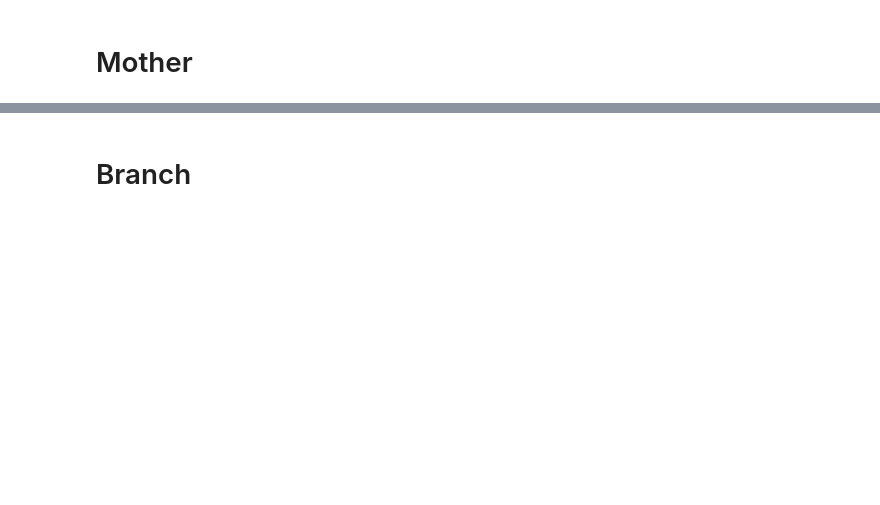
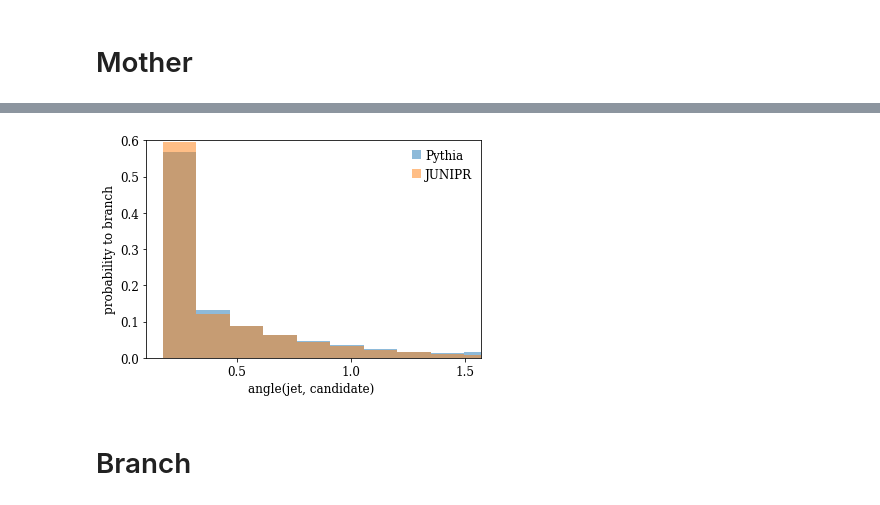
Before and after one commit to andersjohanandreassen/JUNIPR, a Jupyter notebook: validate_model.ipynb, the cells around one changed output, grey strips where cells are left out. Cells and saved outputs as stored; diff of their text form; code cells hidden in the pictures; blank space fills up the shorter version.

```diff
--- a/validate_model.ipynb
+++ b/validate_model.ipynb
@@ -75,3 +64,16 @@ plt.show()
+# %%
+m_settings = {'alpha':0.5, 'width':(r_jet-r_sub)/10}
+t = None
+plt.bar(*p_mother_vs_angle(Pythia_outputs[6], t = t), label="Pythia", **m_settings)
+plt.bar(*p_mother_vs_angle(JUNIPR_outputs[6], t = t), label="JUNIPR", **m_settings)
+plt.xticks([0,0.5,1,1.5])
+plt.axis([r_sub, r_jet, 0, 0.6])
+plt.xlabel('angle(jet, candidate) ' + t_label(t))
+plt.ylabel('probability to branch')
+plt.legend()
+plt.show()
+# %% [output]
+[figure, added]
 # %% [markdown]
 # Branch
 # %%
```
Also changed, not shown: parts of 11 cells of this notebook, 3 other files.
